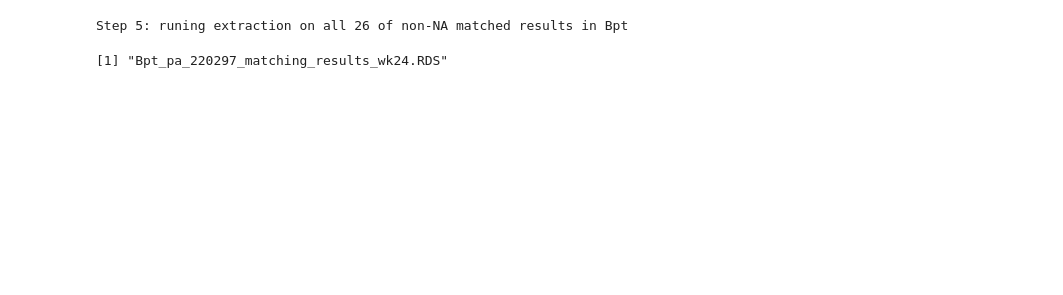
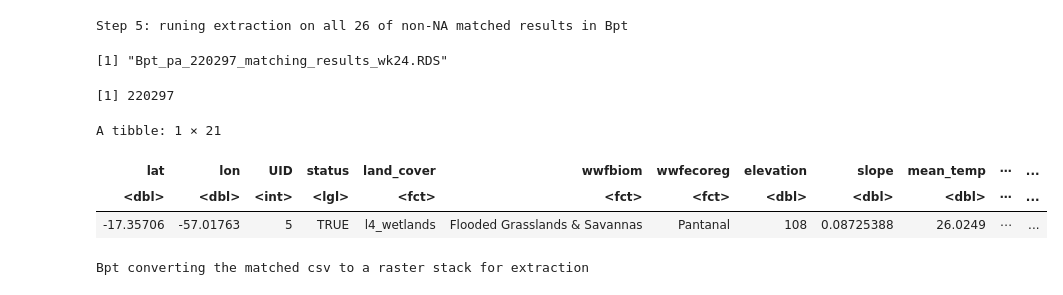
Before and after one commit to GEDI-PA/vl_GEDI-PA_2024, a Jupyter notebook: GEDI_global_PA_v2_script5_extract.ipynb, the cells around one changed output. Drawn from its saved outputs; the diff is of its cells as text; code cells hidden in the pictures; blank space fills up the shorter version.

```diff
--- a/GEDI_global_PA_v2_script5_extract.ipynb
+++ b/GEDI_global_PA_v2_script5_extract.ipynb
@@ -213,3 +251,22 @@ matched_PAs[1]
 # %%
 #source(s3_get(paste(f.path,"matching_func_2024.R",sep="")))
 source(paste(f.path,"matching_func_2024.R",sep=""))
+# %%
+this_rds <- matched_PAs[1]
+id_pa <- basename(this_rds) %>% readr::parse_number() %>% unique()
+matched <- readRDS(paste(f.path,"WDPA_matching_results/",iso3,"_wk",gediwk,"/",iso3,"_pa_",id_pa,"_matching_results_wk",gediwk,".RDS",sep=""))
+# %%
+id_pa
+# %% [output]
+[1] 220297
+# %%
+matched[1,]
+# %% [output]
+A tibble: 1 × 21
+| lat | lon | UID | status | land_cover | wwfbiom | wwfecoreg | elevation | slope | mean_temp | ⋯ | ... |
+| <dbl> | <dbl> | <int> | <lgl> | <fct> | <fct> | <fct> | <dbl> | <dbl> | <dbl> | ⋯ | ... |
+| -17.35706 | -57.01763 | 5 | TRUE | l4_wetlands | Flooded Grasslands & Savannas | Pantanal | 108 | 0.08725388 | 26.0249 | ⋯ | ... |
+# %%
+mras  <- matched2ras(matched)
+# %% [output]
+Bpt converting the matched csv to a raster stack for extraction
```
Also changed, not shown: parts of 9 cells of this notebook, 1 other file.
